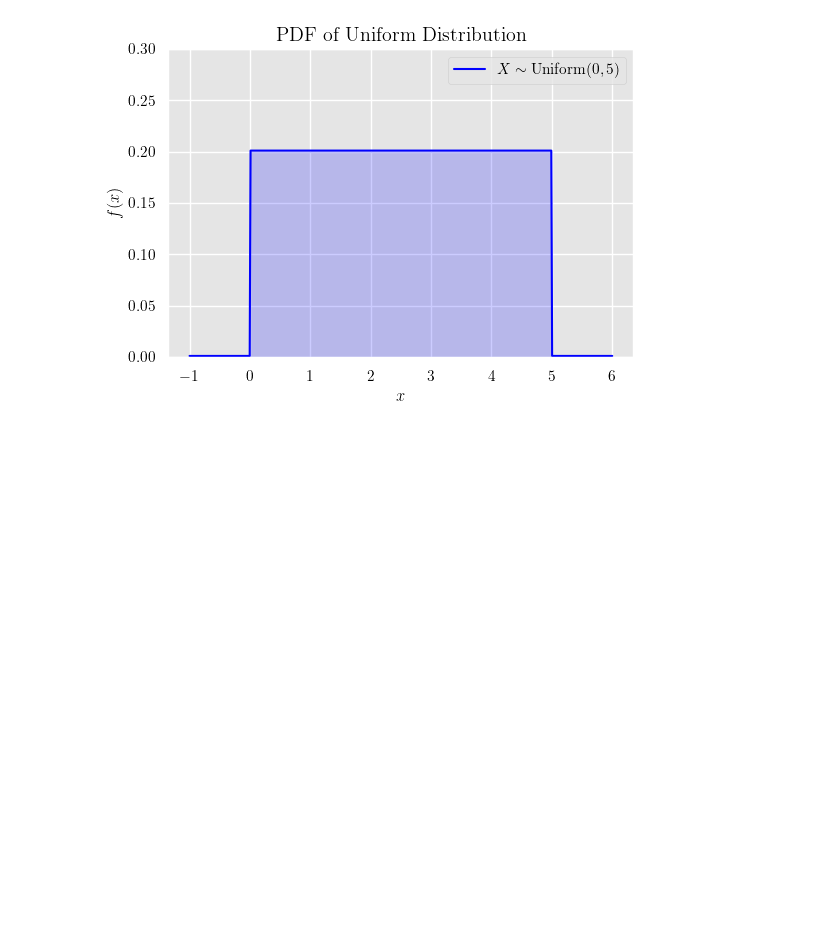
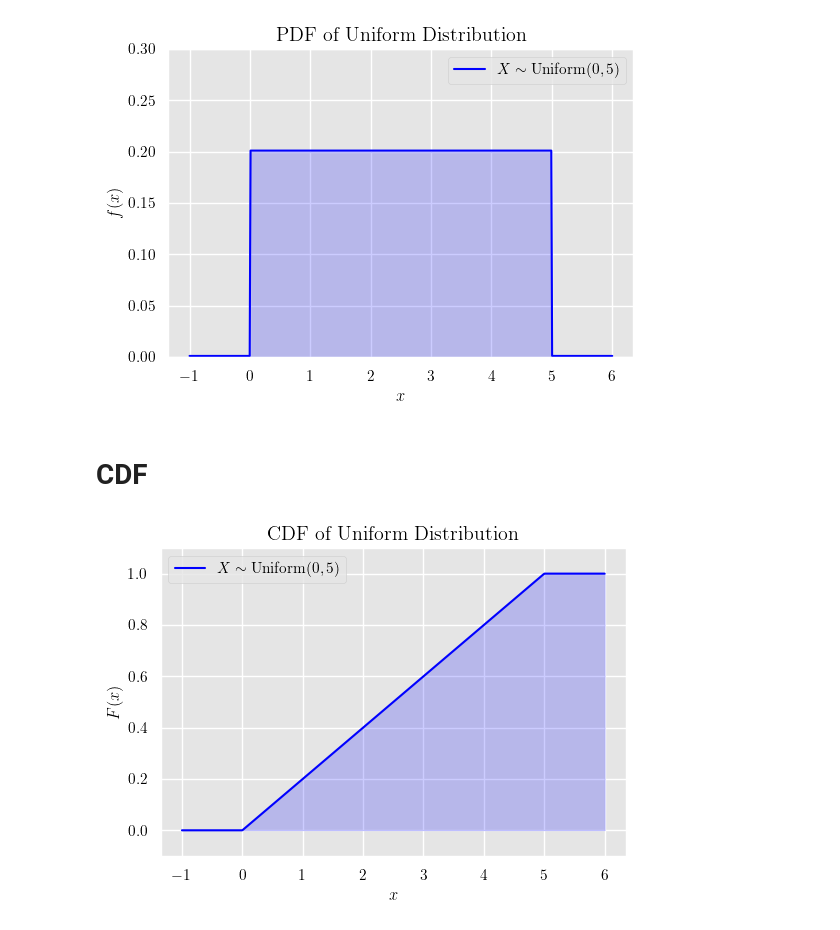
Before and after one commit to TakedaKatsuji/shioru, a Jupyter notebook: jupyters/probability_distribution/uniform.ipynb, the cells around one changed output. Drawn from its saved outputs; the diff is of its cells as text; code cells hidden in the pictures; blank space fills up the shorter version.

Commit message:
uniform

```diff
--- a/jupyters/probability_distribution/uniform.ipynb
+++ b/jupyters/probability_distribution/uniform.ipynb
@@ -79,3 +79,5 @@ ani = FuncAnimation(fig, update, frames=np.linspace(1, 9, 40),
 # GIFに保存
 ani.save(save_dir.joinpath("pdf.gif"), writer=PillowWriter(fps=5))
 plt.close()
+# %% [markdown]
+# CDF
@@ -81,0 +107,29 @@ plt.close()
+# %%
+# 区間 [a, b]
+a, b = 0, 5
+
+# x の範囲
+x = np.linspace(-1, 6, 500)
+
+# 一様分布の累積分布関数
+cdf = np.piecewise(
+    x,
+    [x < a, (a <= x) & (x <= b), x > b],
+    [0, lambda x: (x - a) / (b - a), 1],
+)
+
+# plot
+plt.figure(figsize=(6, 4))
+plt.plot(x, cdf, label=rf"$X \sim \mathrm{{Uniform}}({a},{b})$", color="blue")
+plt.fill_between(x, 0, cdf, alpha=0.2, color="blue")
+
+plt.title("CDF of Uniform Distribution")
+plt.xlabel(r"$x$")
+plt.ylabel(r"$F(x)$")
+plt.ylim(-0.1, 1.1)
+plt.legend()
+plt.grid(True)
+plt.savefig(save_dir.joinpath("cdf.png"), dpi=300)
+plt.show()
+# %% [output]
+[figure, added]
```
Also changed, not shown: parts of 1 cell of this notebook, 3 other files.
